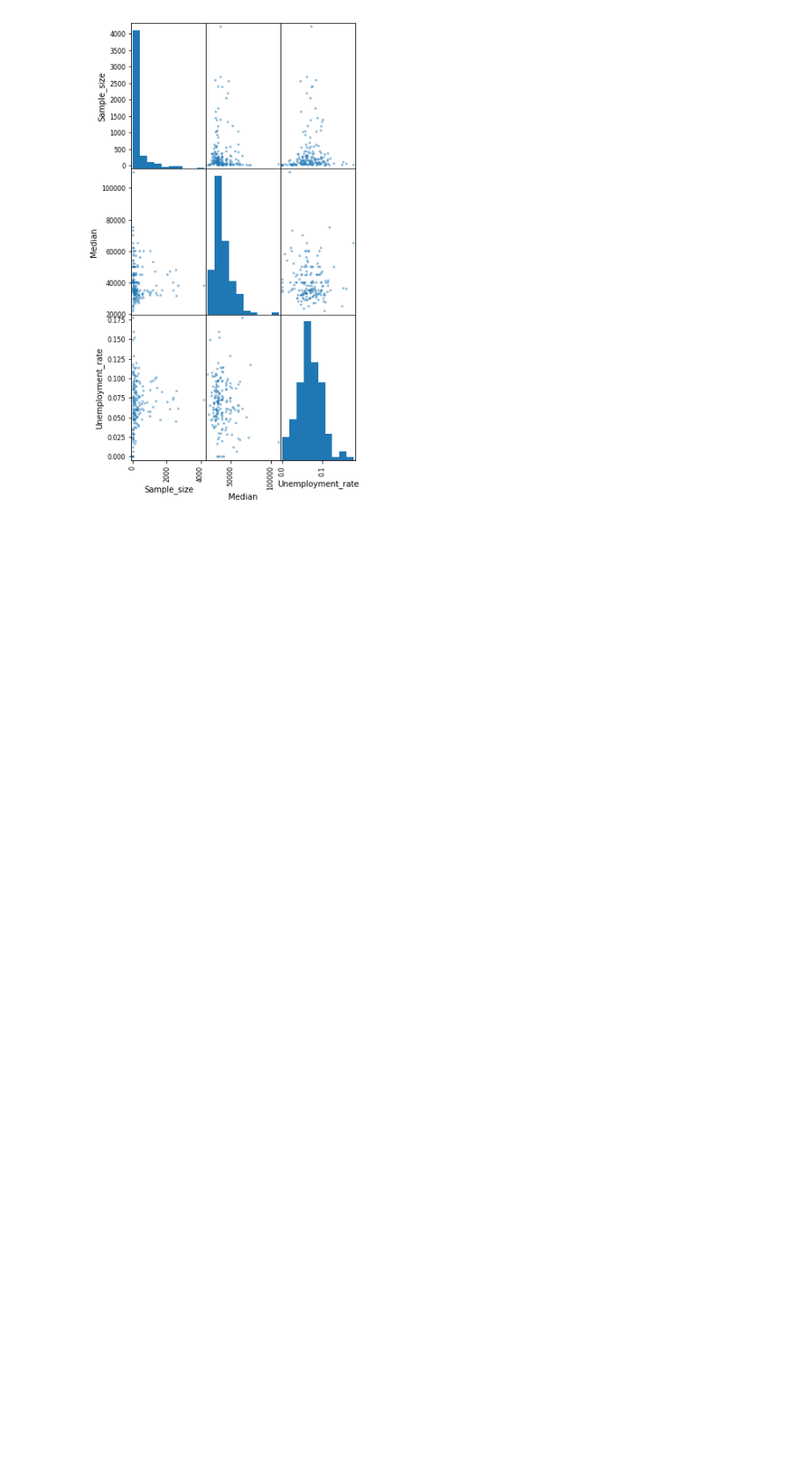
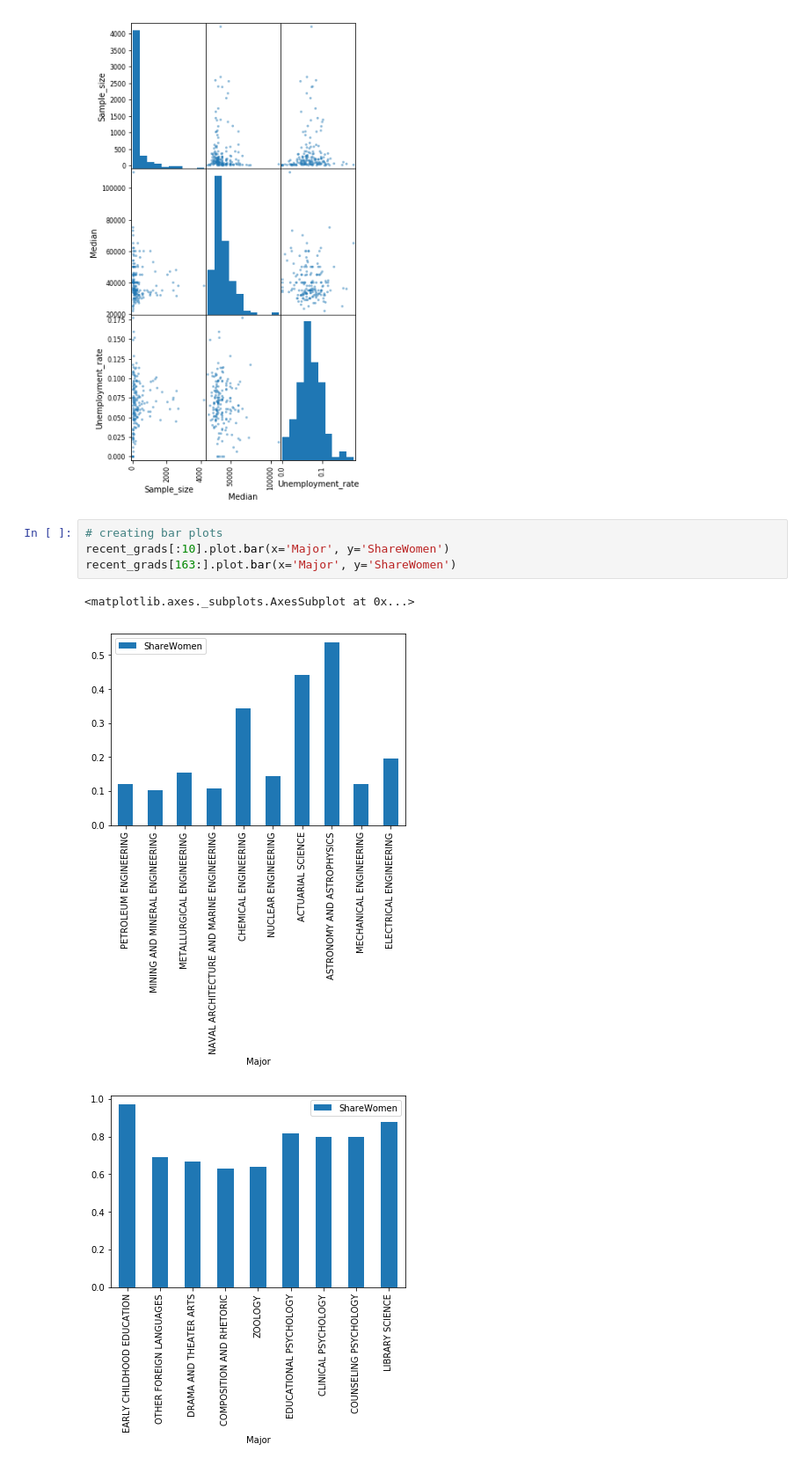
Before and after one commit to ayaan2525/Visualization_of_students_earnings, a Jupyter notebook: visualization of students earnings.ipynb, the cells around one changed output. Shown at 88% size. Cells and saved outputs as stored; diff of their text form; blank space fills up the shorter version.

Commit message:
bar-plots added

```diff
--- a/visualization of students earnings.ipynb
+++ b/visualization of students earnings.ipynb
@@ -144,3 +146,11 @@ array([[<matplotlib.axes._subplots.AxesSubplot object at 0x...>,
         <matplotlib.axes._subplots.AxesSubplot object at 0x...>,
         <matplotlib.axes._subplots.AxesSubplot object at 0x...>]], dtype=object)
 [figure]
+# %%
+# creating bar plots
+recent_grads[:10].plot.bar(x='Major', y='ShareWomen')
+recent_grads[163:].plot.bar(x='Major', y='ShareWomen')
+# %% [output]
+<matplotlib.axes._subplots.AxesSubplot at 0x...>
+[figure, added]
+[figure, added]
```
Also changed, not shown: parts of 2 cells of this notebook.
